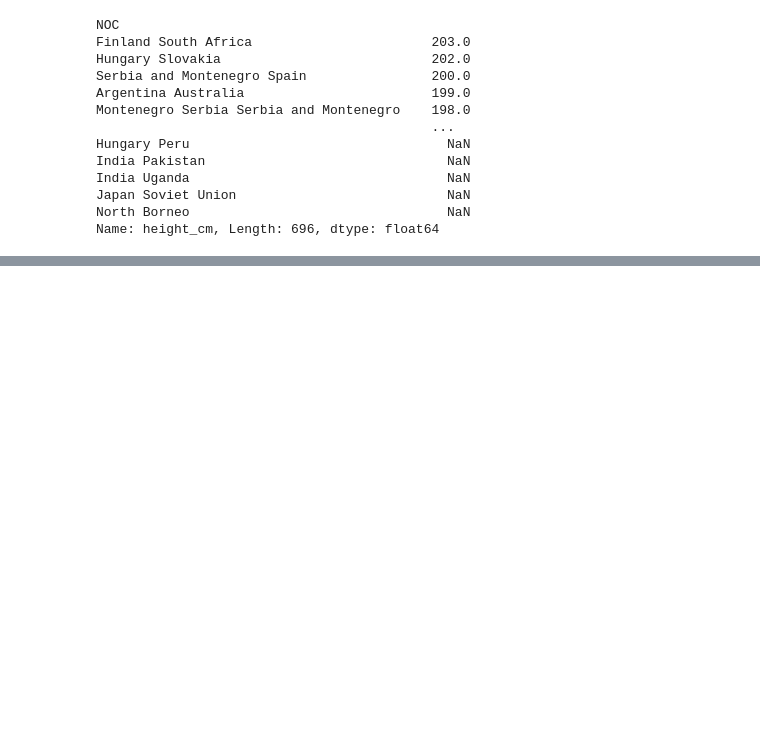
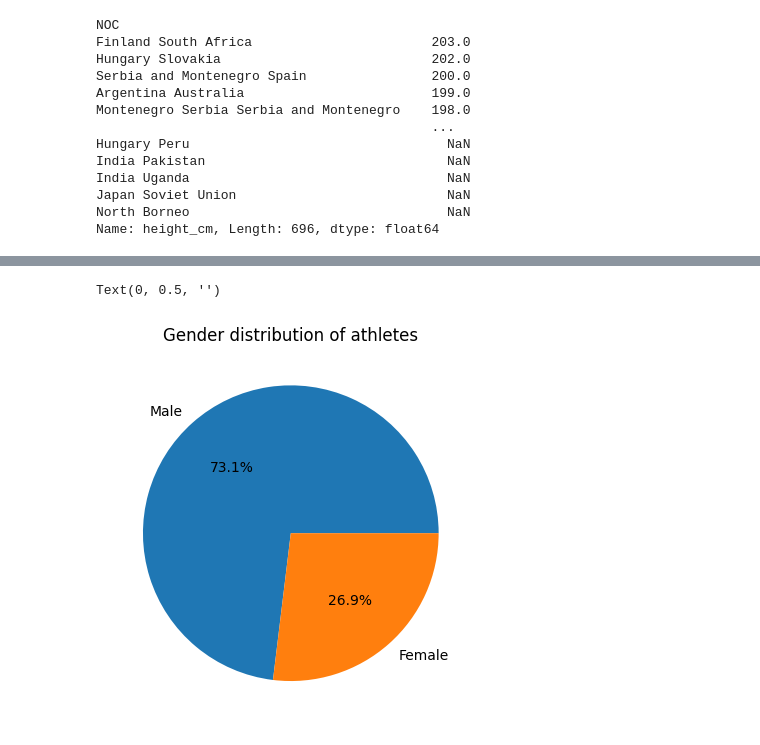
Before and after one commit to SebbieMzingKe/Health-IT-Data-Science, a Jupyter notebook: hitds2.ipynb, the cells around one changed output, grey strips where cells are left out. Cells and saved outputs as stored; diff of their text form; code cells hidden in the pictures; blank space fills up the shorter version.

```diff
--- a/hitds2.ipynb
+++ b/hitds2.ipynb
@@ -307,0 +372,12 @@ Name: height_cm, Length: 696, dtype: float64
+# %%
+import matplotlib.pyplot as plt
+
+gender_dist = bios["Sex"].value_counts()
+
+gender_dist.plot(kind = "pie", autopct = "%1.1f%%")
+plt.title("Gender distribution of athletes")
+plt.xlabel("")
+plt.ylabel("")
+# %% [output]
+Text(0, 0.5, '')
+[figure, added]
```
Also changed, not shown: parts of 24 cells of this notebook, 5 other files.
